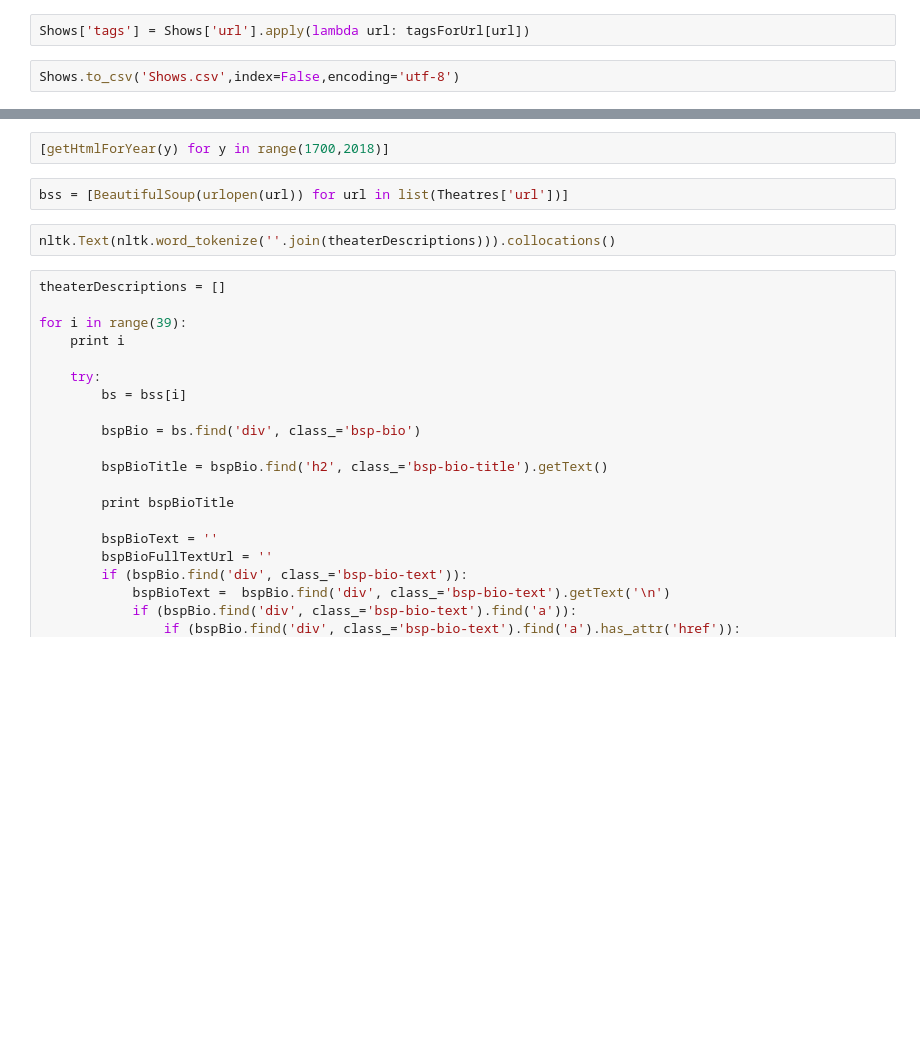
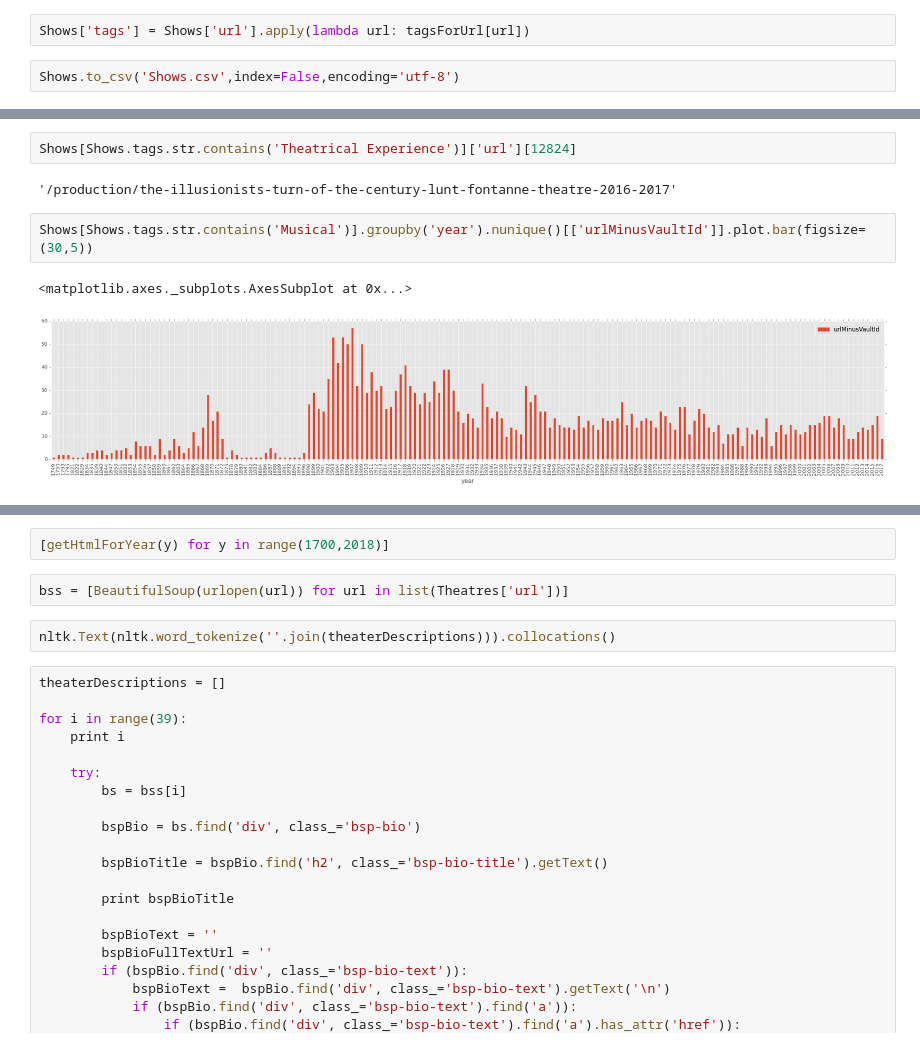
Before and after one commit to kebuhcah/purgation, a Jupyter notebook: playbill_basic.ipynb, the cells around one changed output, grey strips where cells are left out. Cells and saved outputs as stored; diff of their text form; blank space fills up the shorter version.

```diff
--- a/playbill_basic.ipynb
+++ b/playbill_basic.ipynb
@@ -108,0 +164,9 @@ print datetime.datetime.now()
+# %%
+Shows[Shows.tags.str.contains('Theatrical Experience')]['url'][12824]
+# %% [output]
+'/production/the-illusionists-turn-of-the-century-lunt-fontanne-theatre-2016-2017'
+# %%
+Shows[Shows.tags.str.contains('Musical')].groupby('year').nunique()[['urlMinusVaultId']].plot.bar(figsize=(30,5))
+# %% [output]
+<matplotlib.axes._subplots.AxesSubplot at 0x...>
+[figure, added]
```
Also changed, not shown: parts of 13 cells of this notebook.
